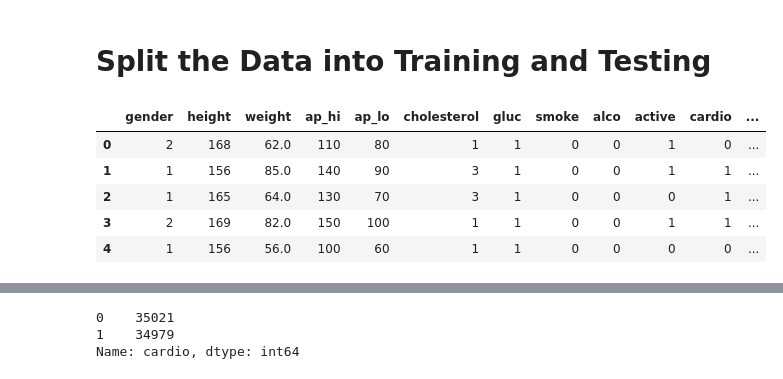
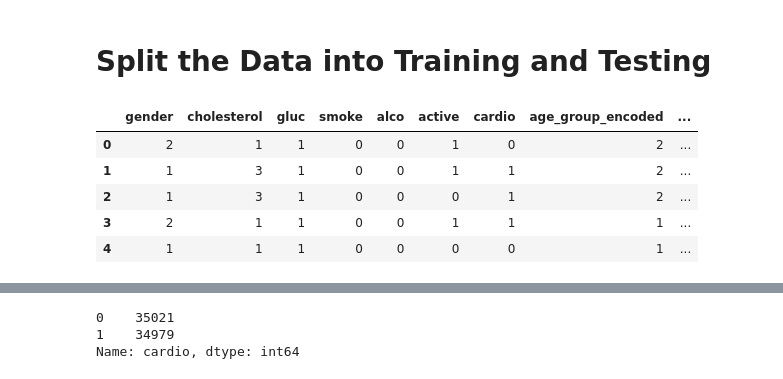
Before and after one commit to pasmi369/Heart_Analysis_Detection_Project, a Jupyter notebook: Testing_Models.ipynb, the cells around one changed output, grey strips where cells are left out. Saved outputs shown, nothing was run; the diff lists cells and outputs as text; code cells hidden in the pictures.

Commit message:
encoded features

```diff
--- a/Testing_Models.ipynb
+++ b/Testing_Models.ipynb
@@ -39,0 +47,6 @@ cardio_df.head()
+# %%
+#converting height into meters
+height_meters = cardio_df["height"]/100
+# calculate the bmi
+cardio_df["bmi"] = round(cardio_df["weight"]/(height_meters**2),2)
+cardio_df.head()
@@ -40,16 +60,42 @@ cardio_df.head()
+# %%
+# Create bmi health status
+size_bins = [0,18.4,24.9,29.9,300]
+group_names = ["underweight","healthy","overweight","obese"]
+cardio_df["bmi_status"] = pd.cut(cardio_df["bmi"], size_bins, labels = group_names)
+
+# encode the bmi status
+cardio_df['bmi_status_encoded'] = cardio_df['bmi_status'].map( {"underweight":0, "healthy":1, "overweight":2, "obese":3})
+# %%
+# Ranges based on https://www.healthline.com/health/high-blood-pressure-hypertension/blood-pressure-reading-explained
+# Create ap_hi ranges
+size_bins = [-150,119,129,139,179,16020]
+group_names = ["normal","elevated","high_blood_pressure_1","high_blood_pressure_2","hypertensive_crisis"]
+cardio_df["ap_hi_status"] = pd.cut(cardio_df["ap_hi"], size_bins, labels = group_names)
+
+# encode the ap_hi_status
+cardio_df['ap_hi_status_encoded'] = cardio_df['ap_hi_status'].map( {"normal":0, "elevated":1, "high_blood_pressure_1":2, "high_blood_pressure_2":3,"hypertensive_crisis":4})
+# %%
+# Ranges based on https://www.healthline.com/health/high-blood-pressure-hypertension/blood-pressure-reading-explained
+# Create ap_hi ranges
+size_bins = [-70,79,89,119,11000]
+group_names = ["normal","high_blood_pressure_1","high_blood_pressure_2","hypertensive_crisis"]
+cardio_df["ap_lo_status"] = pd.cut(cardio_df["ap_lo"], size_bins, labels = group_names)
+
+# encode the ap_lo_status
+cardio_df['ap_lo_status_encoded'] = cardio_df['ap_lo_status'].map( {"normal":0,"high_blood_pressure_1":1, "high_blood_pressure_2":2,"hypertensive_crisis":3})
 # %% [markdown]
 # Split the Data into Training and Testing
 # %%
 # drop the irrelevent columns from the dataframe
-cardio_train_df = cardio_df.drop(columns=['id','age'])
+cardio_train_df = cardio_df.drop(columns=['id','age','age_group','height','weight','bmi','bmi_status','age_year','ap_hi','ap_hi_status','ap_lo','ap_lo_status'])
 cardio_train_df.head()
 # %% [output]
-|  | gender | height | weight | ap_hi | ap_lo | cholesterol | gluc | smoke | alco | active | cardio | ... |
-| 0 | 2 | 168 | 62.0 | 110 | 80 | 1 | 1 | 0 | 0 | 1 | 0 | ... |
-| 1 | 1 | 156 | 85.0 | 140 | 90 | 3 | 1 | 0 | 0 | 1 | 1 | ... |
-| 2 | 1 | 165 | 64.0 | 130 | 70 | 3 | 1 | 0 | 0 | 0 | 1 | ... |
-| 3 | 2 | 169 | 82.0 | 150 | 100 | 1 | 1 | 0 | 0 | 1 | 1 | ... |
-| 4 | 1 | 156 | 56.0 | 100 | 60 | 1 | 1 | 0 | 0 | 0 | 0 | ... |
+|  | gender | cholesterol | gluc | smoke | alco | active | cardio | age_group_encoded | ... |
+| 0 | 2 | 1 | 1 | 0 | 0 | 1 | 0 | 2 | ... |
+| 1 | 1 | 3 | 1 | 0 | 0 | 1 | 1 | 2 | ... |
+| 2 | 1 | 3 | 1 | 0 | 0 | 0 | 1 | 2 | ... |
+| 3 | 2 | 1 | 1 | 0 | 0 | 1 | 1 | 1 | ... |
+| 4 | 1 | 1 | 1 | 0 | 0 | 0 | 0 | 1 | ... |
 # %%
 cardio_train_df.describe()
 # %% [output]
```
Also changed, not shown: parts of 28 cells of this notebook.
